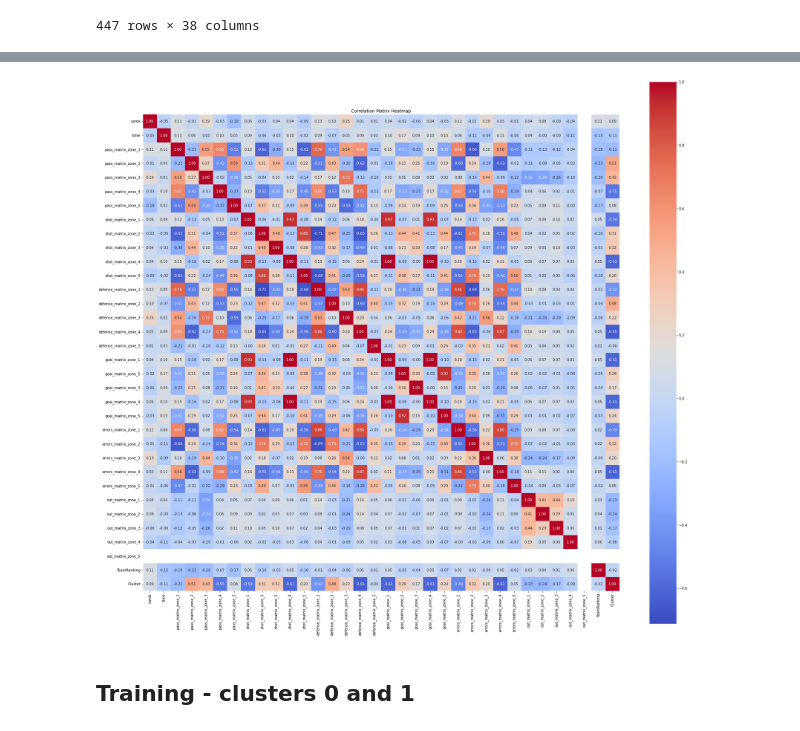
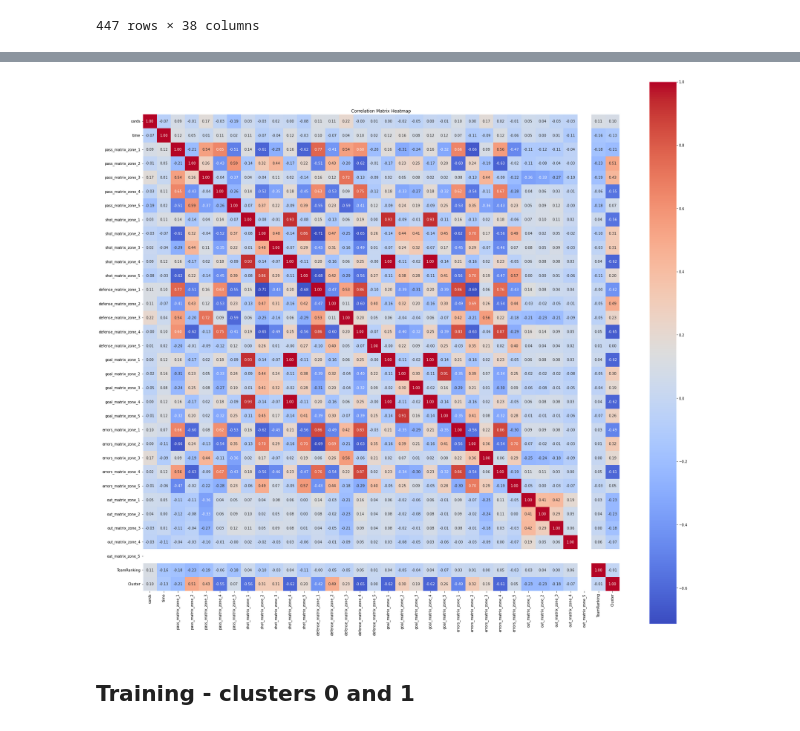
Before and after one commit to luisalawson/soccer_defense_analysis, a Jupyter notebook: PruebaModelos.ipynb, the cells around one changed output, grey strips where cells are left out. Drawn from its saved outputs; the diff is of its cells as text; code cells hidden in the pictures.

```diff
--- a/PruebaModelos.ipynb
+++ b/PruebaModelos.ipynb
@@ -402,5 +441,24 @@ player_dataframe
 # %%
-position_counts = player_dataframe.groupby(['Cluster', 'position']).size().unstack(fill_value=0)
+import pandas as pd
+import numpy as np
+import matplotlib.pyplot as plt
+
+# Supongamos que 'player_dataframe' ya tiene la columna 'Cluster' asignada
+# Calcular la posición más común para cada cluster
+most_common_position = player_dataframe.groupby('Cluster')['position'].agg(lambda x: x.mode()[0]).reset_index()
+most_common_position.columns = ['Cluster', 'Common_Position']
+
+# Combinar el DataFrame original con el DataFrame de posiciones comunes
+player_dataframe = player_dataframe.merge(most_common_position, on='Cluster', how='left')
+
+# Rellenar la columna 'position' con la posición común del cluster
+augmented_dataframe['position'].fillna(player_dataframe['Common_Position'], inplace=True)
+
+# Opcionalmente, puedes eliminar la columna 'Common_Position' si no la necesitas
+player_dataframe.drop(columns=['Common_Position'], inplace=True)
+
+# Visualizar el porcentaje de posiciones en cada cluster
+position_counts = augmented_dataframe.groupby(['Cluster', 'position']).size().unstack(fill_value=0)
 position_percentage = position_counts.div(position_counts.sum(axis=1), axis=0) * 100
 position_percentage.plot(kind='bar', stacked=True, figsize=(10, 6))
 
@@ -417,31 +481,31 @@ plt.show()
 # %%
 import pandas as pd
 import seaborn as sns
 import matplotlib.pyplot as plt
 
 # Assuming player_dataframe is already defined and contains your data
 # player_dataframe = pd.read_csv('your_file.csv')  # Load your data here
 
 # Select only the numeric columns
-numeric_df = player_dataframe.select_dtypes(include=['float64', 'int64','int32'])
+numeric_df = augmented_dataframe.select_dtypes(include=['float64', 'int64','int32'])
 
 # Optionally drop rows with any NaN values (if necessary)
 numeric_df = numeric_df.dropna()
 
 # Calculate the correlation matrix
 correlation_matrix = numeric_df.corr()
 
 # Set up the matplotlib figure
 plt.figure(figsize=(30,28))
 
 # Draw the heatmap
 sns.heatmap(correlation_matrix, annot=True, fmt=".2f", cmap='coolwarm', square=True, cbar=True)
 
 # Set titles and labels
 plt.title('Correlation Matrix Heatmap')
 plt.show()
 # %% [output]
-[figure, old version]
+[figure, new version]
 # %% [markdown]
 ## Training - clusters 0 and 1
 # %%
```
Also changed, not shown: parts of 9 cells of this notebook.
